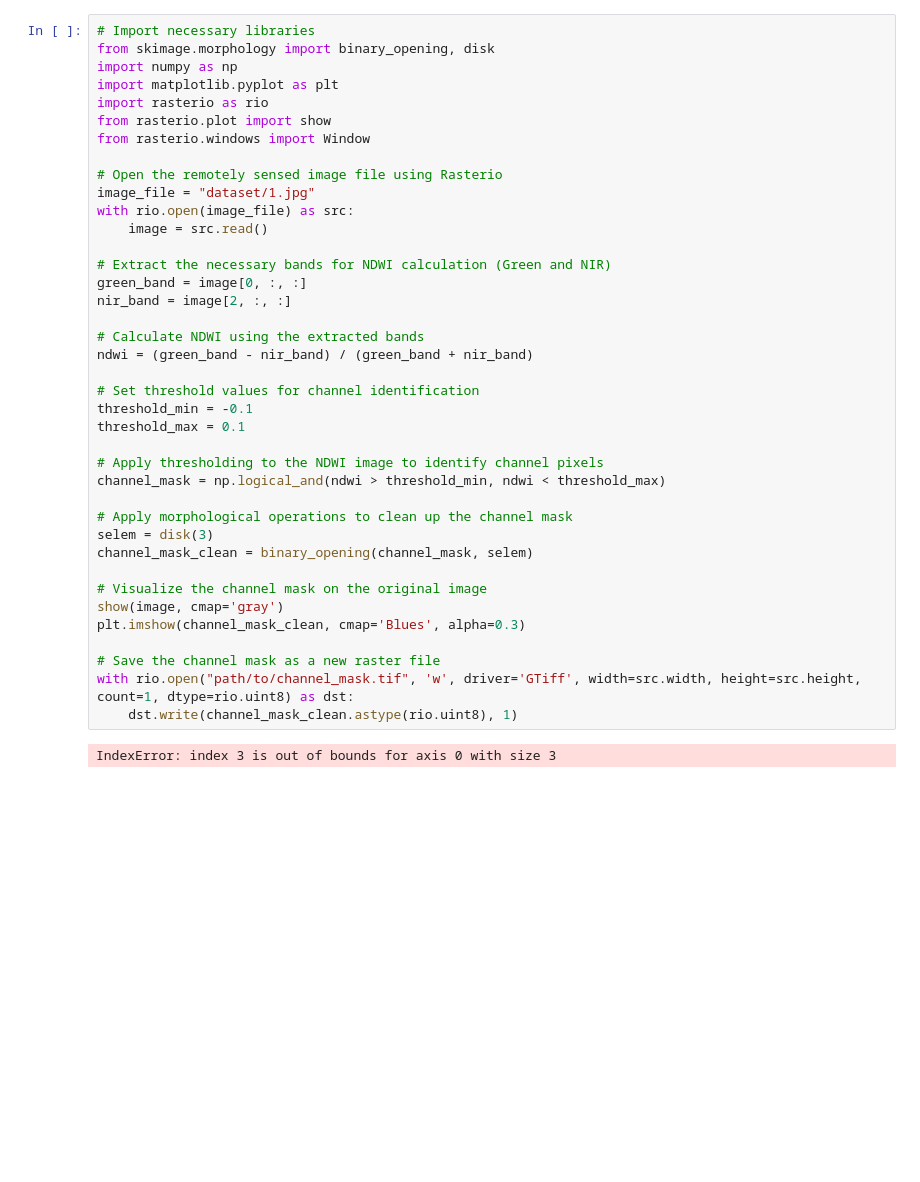
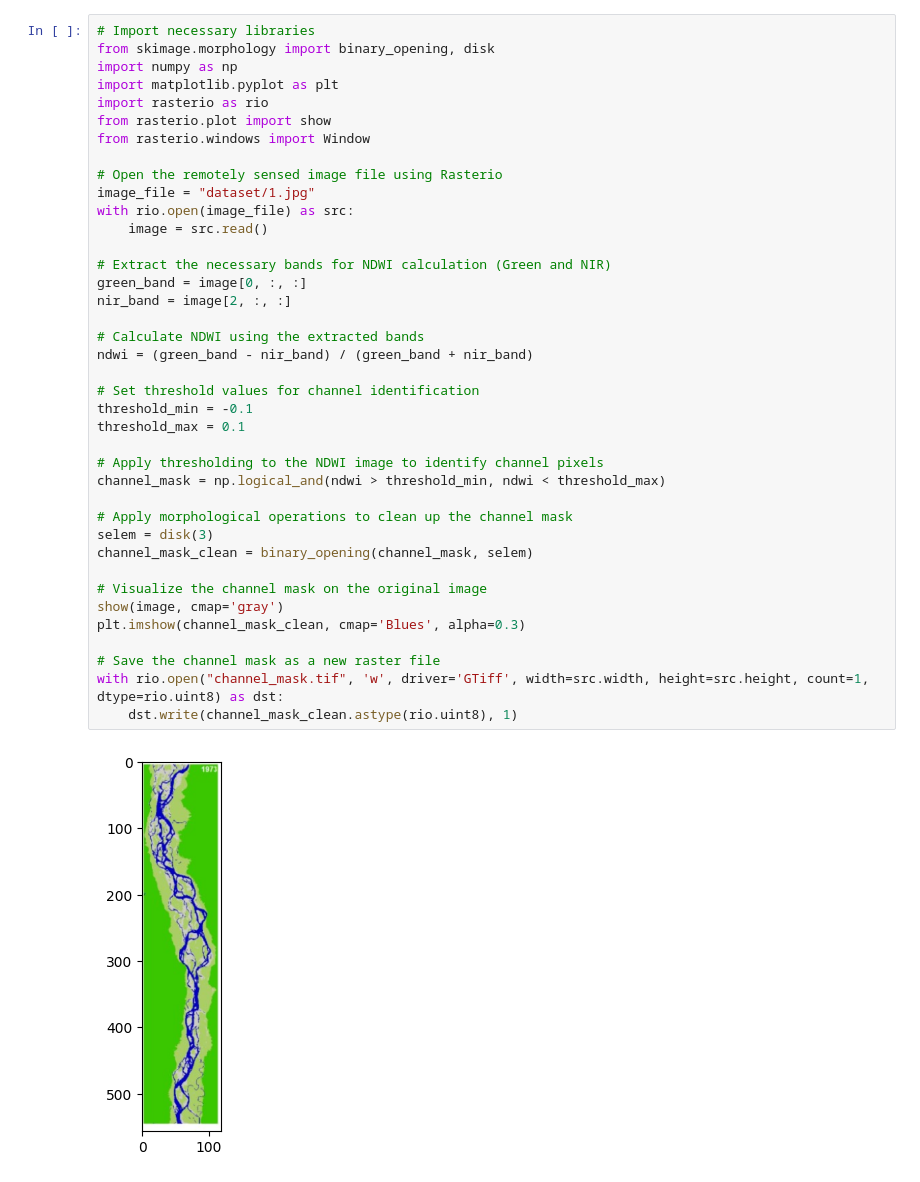
Before and after one commit to IamBikramPurkait/River-Monitor-Final-Year-Project, a Jupyter notebook: version3.ipynb, the cells around one changed output. Cells and saved outputs as stored; diff of their text form; blank space fills up the shorter version.

```diff
--- a/version3.ipynb
+++ b/version3.ipynb
@@ -10,32 +10,32 @@ from rasterio.windows import Window
 # Open the remotely sensed image file using Rasterio
 image_file = "dataset/1.jpg"
 with rio.open(image_file) as src:
     image = src.read()
 
 # Extract the necessary bands for NDWI calculation (Green and NIR)
 green_band = image[0, :, :]
 nir_band = image[2, :, :]
 
 # Calculate NDWI using the extracted bands
 ndwi = (green_band - nir_band) / (green_band + nir_band)
 
 # Set threshold values for channel identification
 threshold_min = -0.1
 threshold_max = 0.1
 
 # Apply thresholding to the NDWI image to identify channel pixels
 channel_mask = np.logical_and(ndwi > threshold_min, ndwi < threshold_max)
 
 # Apply morphological operations to clean up the channel mask
 selem = disk(3)
 channel_mask_clean = binary_opening(channel_mask, selem)
 
 # Visualize the channel mask on the original image
 show(image, cmap='gray')
 plt.imshow(channel_mask_clean, cmap='Blues', alpha=0.3)
 
 # Save the channel mask as a new raster file
-with rio.open("path/to/channel_mask.tif", 'w', driver='GTiff', width=src.width, height=src.height, count=1, dtype=rio.uint8) as dst:
+with rio.open("channel_mask.tif", 'w', driver='GTiff', width=src.width, height=src.height, count=1, dtype=rio.uint8) as dst:
     dst.write(channel_mask_clean.astype(rio.uint8), 1)
 # %% [output]
-IndexError: index 3 is out of bounds for axis 0 with size 3
+[figure, added]
```
Also changed, not shown: parts of 1 cell of this notebook, 3 other files.
